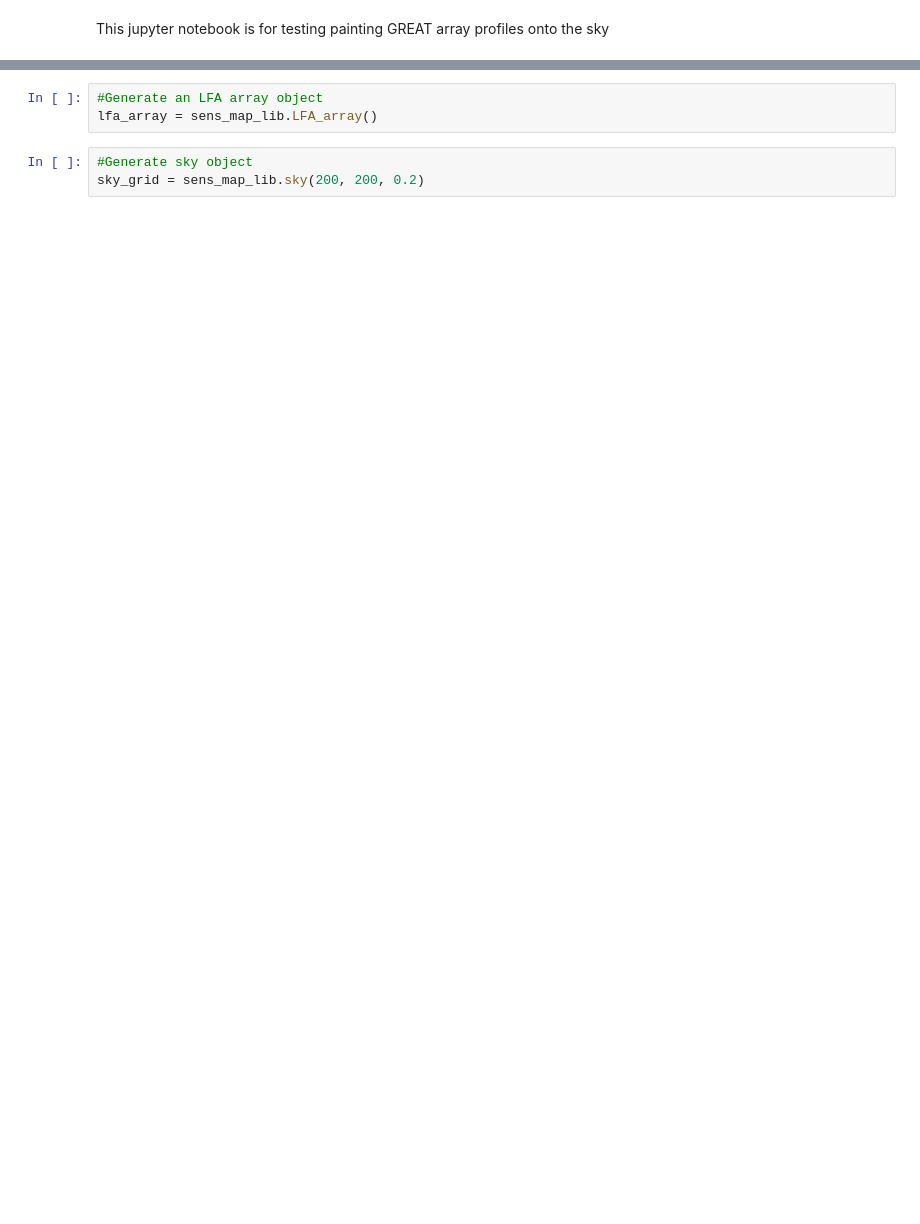
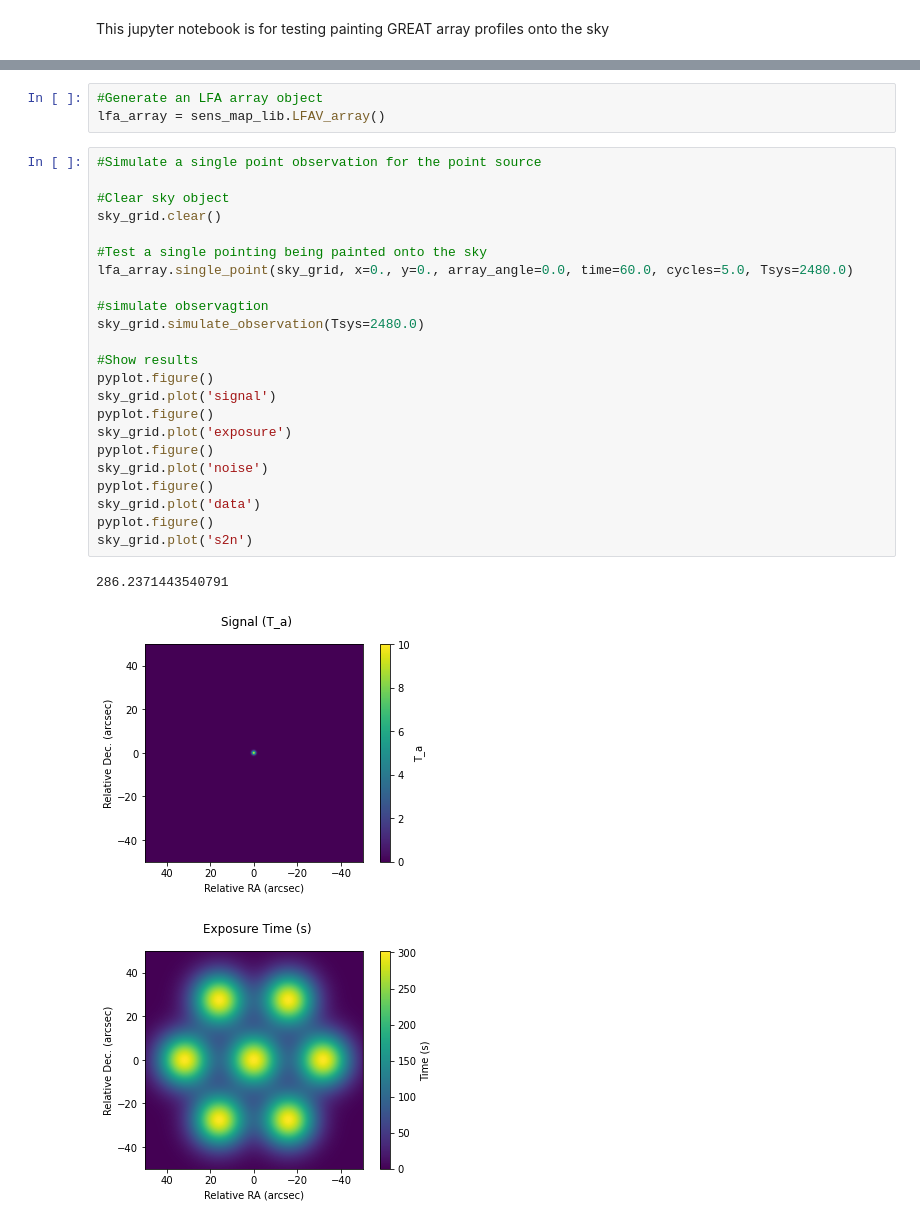
Before and after one commit to kfkaplan/the_greatest_sensitivity_mapper, a Jupyter notebook: test_sense_map.ipynb, the cells around one changed output, grey strips where cells are left out. Saved outputs shown, nothing was run; the diff lists cells and outputs as text; blank space fills up the shorter version.

```diff
--- a/test_sense_map.ipynb
+++ b/test_sense_map.ipynb
@@ -7,6 +36,30 @@ import sens_map_lib
 # %%
 #Generate an LFA array object
-lfa_array = sens_map_lib.LFA_array()
+lfa_array = sens_map_lib.LFAV_array()
-# %%
-#Generate sky object
-sky_grid = sens_map_lib.sky(200, 200, 0.2)
+# %%
+#Simulate a single point observation for the point source
+
+#Clear sky object
+sky_grid.clear()
+
+#Test a single pointing being painted onto the sky
+lfa_array.single_point(sky_grid, x=0., y=0., array_angle=0.0, time=60.0, cycles=5.0, Tsys=2480.0)
+
+#simulate observagtion
+sky_grid.simulate_observation(Tsys=2480.0)
+
+#Show results
+pyplot.figure()
+sky_grid.plot('signal')
+pyplot.figure()
+sky_grid.plot('exposure')
+pyplot.figure()
+sky_grid.plot('noise')
+pyplot.figure()
+sky_grid.plot('data')
+pyplot.figure()
+sky_grid.plot('s2n')
+# %% [output]
+286.2371443540791
+[figure, added]
+[figure, added]
```
Also changed, not shown: parts of 23 cells of this notebook, 1 other file.
